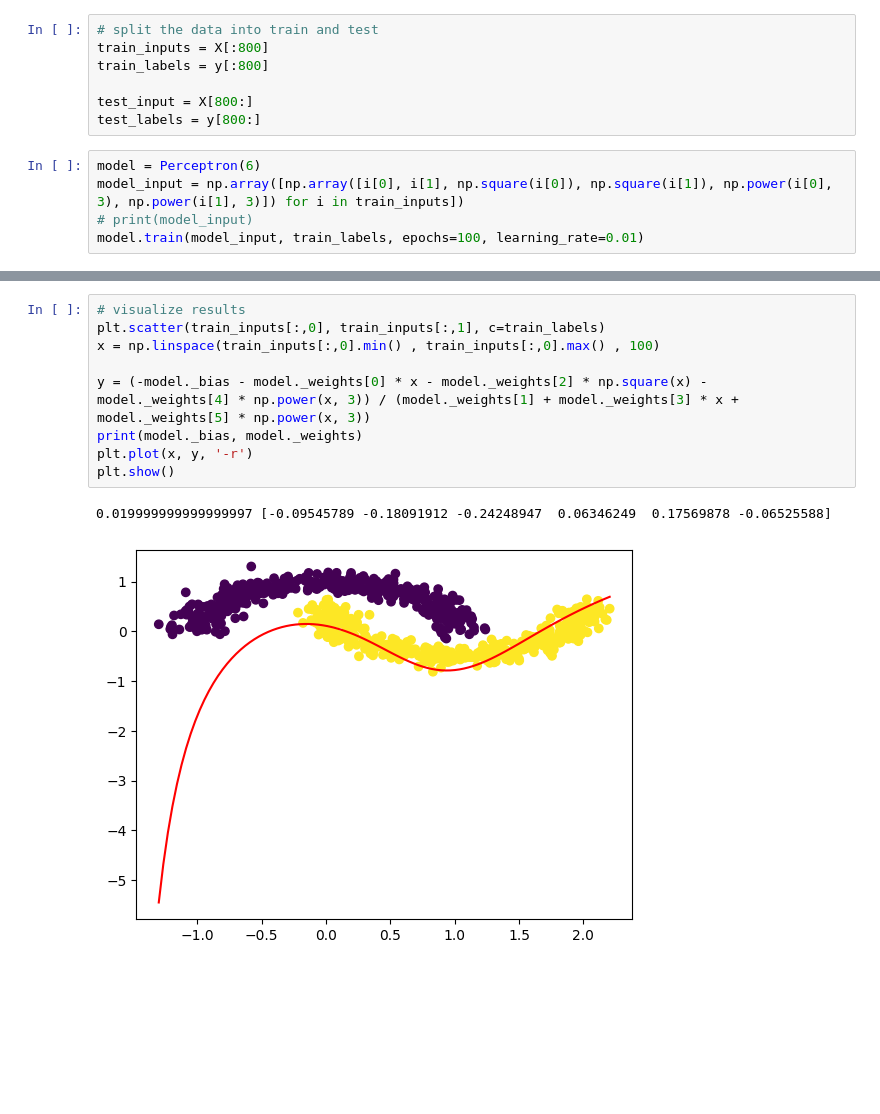
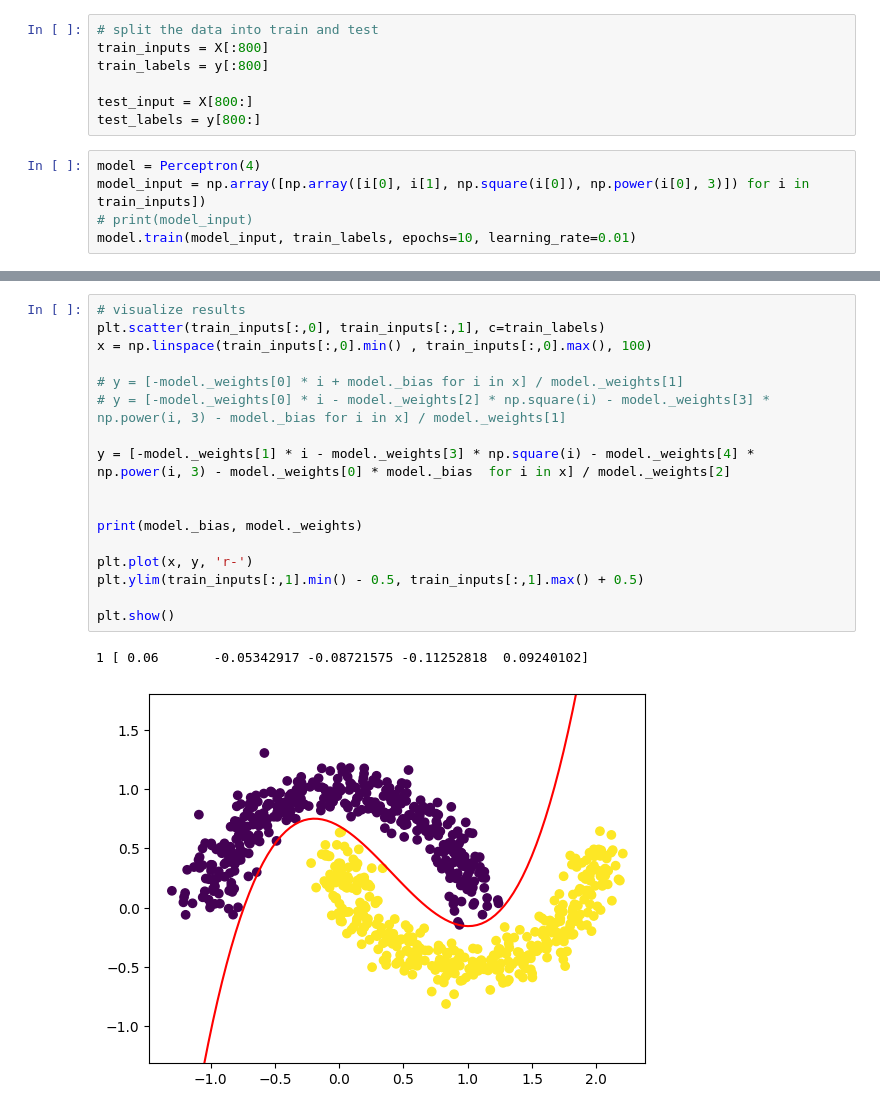
Before and after one commit to amirhosseinttt/perceptron, a Jupyter notebook: Q3.ipynb, the cells around one changed output, grey strips where cells are left out. Saved outputs shown, nothing was run; the diff lists cells and outputs as text; blank space fills up the shorter version.

```diff
--- a/Q3.ipynb
+++ b/Q3.ipynb
@@ -27,8 +27,8 @@ train_labels = y[:800]
 test_input = X[800:]
 test_labels = y[800:]
 # %%
-model = Perceptron(6)
-model_input = np.array([np.array([i[0], i[1], np.square(i[0]), np.square(i[1]), np.power(i[0], 3), np.power(i[1], 3)]) for i in train_inputs])
+model = Perceptron(4)
+model_input = np.array([np.array([i[0], i[1], np.square(i[0]), np.power(i[0], 3)]) for i in train_inputs])
 # print(model_input)
-model.train(model_input, train_labels, epochs=100, learning_rate=0.01)
+model.train(model_input, train_labels, epochs=10, learning_rate=0.01)
 # %% [output]
@@ -61,12 +54,20 @@ print(accuracy)
 # %%
 # visualize results
 plt.scatter(train_inputs[:,0], train_inputs[:,1], c=train_labels)
-x = np.linspace(train_inputs[:,0].min() , train_inputs[:,0].max() , 100)
+x = np.linspace(train_inputs[:,0].min() , train_inputs[:,0].max(), 100)
 
-y = (-model._bias - model._weights[0] * x - model._weights[2] * np.square(x) - model._weights[4] * np.power(x, 3)) / (model._weights[1] + model._weights[3] * x + model._weights[5] * np.power(x, 3))
+# y = [-model._weights[0] * i + model._bias for i in x] / model._weights[1]
+# y = [-model._weights[0] * i - model._weights[2] * np.square(i) - model._weights[3] * np.power(i, 3) - model._bias for i in x] / model._weights[1]
+
+y = [-model._weights[1] * i - model._weights[3] * np.square(i) - model._weights[4] * np.power(i, 3) - model._weights[0] * model._bias  for i in x] / model._weights[2]
+
+
 print(model._bias, model._weights)
-plt.plot(x, y, '-r')
+
+plt.plot(x, y, 'r-')
+plt.ylim(train_inputs[:,1].min() - 0.5, train_inputs[:,1].max() + 0.5)
+
 plt.show()
 # %% [output]
-0.019999999999999997 [-0.09545789 -0.18091912 -0.24248947  0.06346249  0.17569878 -0.06525588]
+1 [ 0.06       -0.05342917 -0.08721575 -0.11252818  0.09240102]
-[figure, old version]
+[figure, new version]
```
Also changed, not shown: parts of 2 cells of this notebook, 2 other files.
